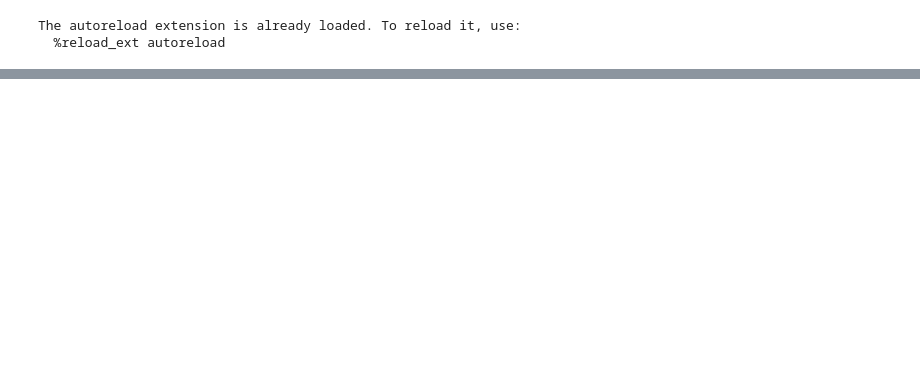
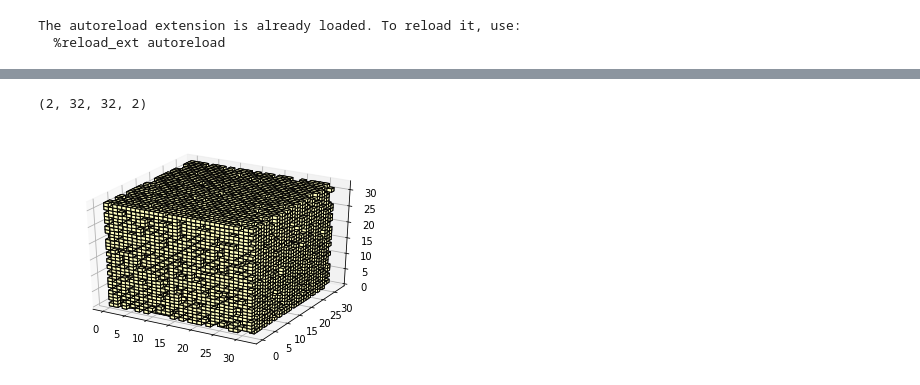
Before and after one commit to micmelesse/3D-reconstruction-with-Neural-Networks, a Jupyter notebook: experiments.ipynb, the cells around one changed output, grey strips where cells are left out. Cells and saved outputs as stored; diff of their text form; code cells hidden in the pictures; blank space fills up the shorter version.

```diff
--- a/experiments.ipynb
+++ b/experiments.ipynb
@@ -47,0 +50,8 @@ for i in range(24):
+# %%
+y_hat[1][:,:,:,0].shape
+# %% [output]
+(2, 32, 32, 2)
+# %%
+utils.vis
+# %% [output]
+[figure, added]
```
Also changed, not shown: parts of 5 cells of this notebook, 1 other file.
